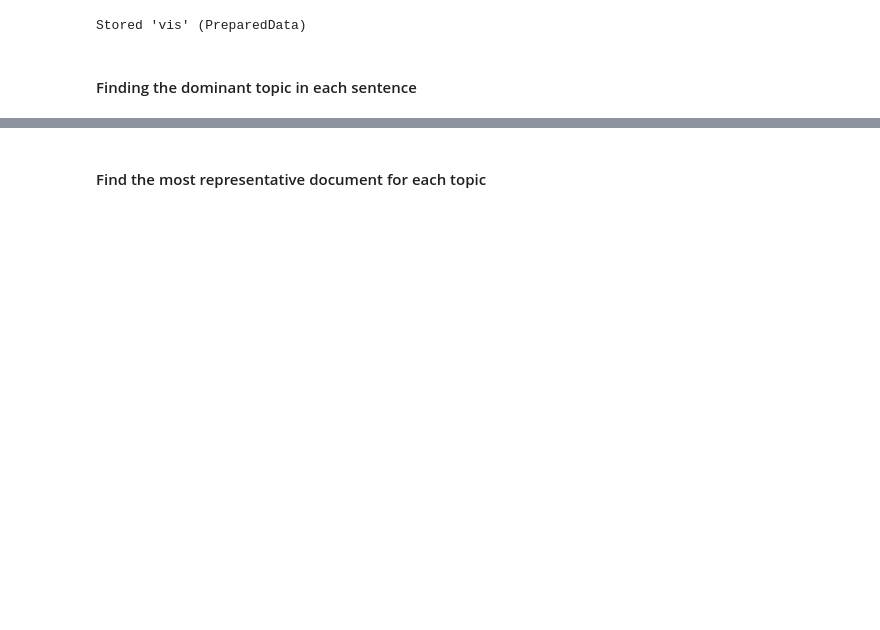
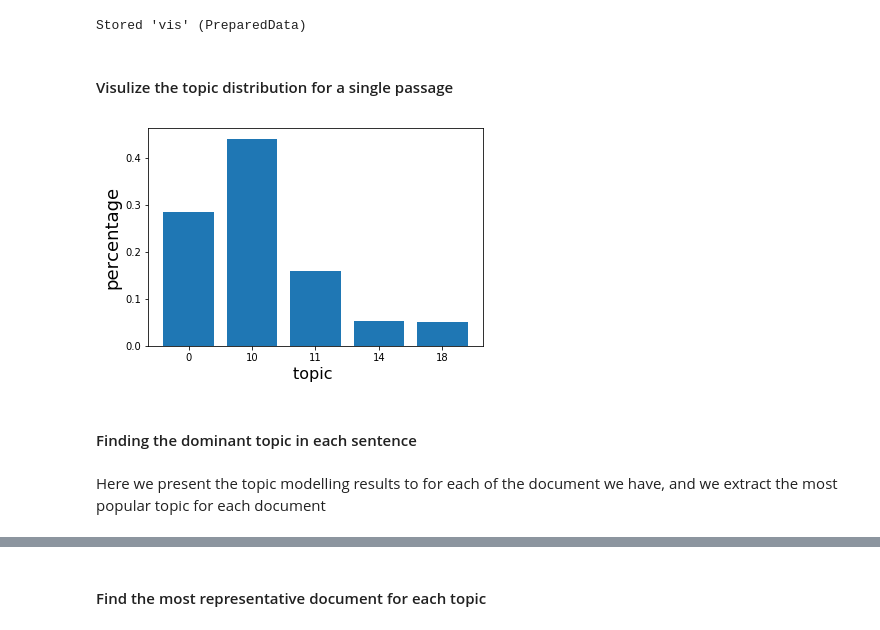
Before and after one commit to digitaltxtlab/CLEAR, a Jupyter notebook: notebook/Topic modelling.ipynb, the cells around one changed output, grey strips where cells are left out. Saved outputs shown, nothing was run; the diff lists cells and outputs as text; code cells hidden in the pictures; blank space fills up the shorter version.

```diff
--- a/notebook/Topic modelling.ipynb
+++ b/notebook/Topic modelling.ipynb
@@ -268,8 +281,31 @@ topic
 %store vis
 # %% [output]
 Stored 'vis' (PreparedData)
+# %% [markdown]
+#### Visulize the topic distribution for a single passage
+# %%
+def topic_distribution(index_document_number,ldamodel=lda_model, corpus=corpus, texts=data):
+    topic_and_distribution = lda_model[corpus][index_document_number][0]
+    labels = [i[0] for i in topic_and_distribution]
+    percentage = [i[1] for i in topic_and_distribution]
+    return labels,percentage
+# %%
+def visulize_topic_dist(index_document_number):
+    labels,percentage=topic_distribution(index_document_number)
+    x = np.arange(len(labels))
+    plt.bar(x, percentage)
+    plt.xticks(x, labels)
+    plt.ylabel('percentage', fontsize=18)
+    plt.xlabel('topic ', fontsize=16)
+    plt.show()
+# %%
+visulize_topic_dist(50)
+# %% [output]
+[figure, added]
 # %% [markdown]
 #### Finding the dominant topic in each sentence
+# %% [markdown]
+Here we present the topic modelling results to for each of the document we have, and we extract the most popular topic for each document
 # %%
 """the following code will help to determine what topic a given document is about"""
 def format_topics_sentences(ldamodel=lda_model, corpus=corpus, texts=data):
```
Also changed, not shown: parts of 21 cells of this notebook, 2 other files.
